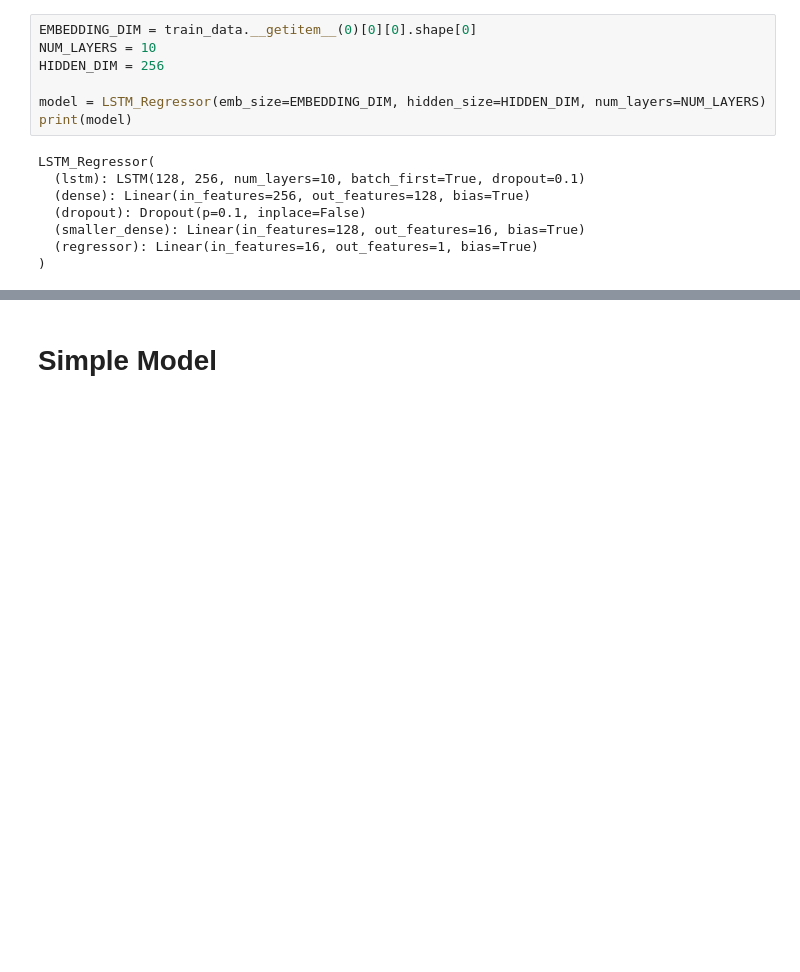
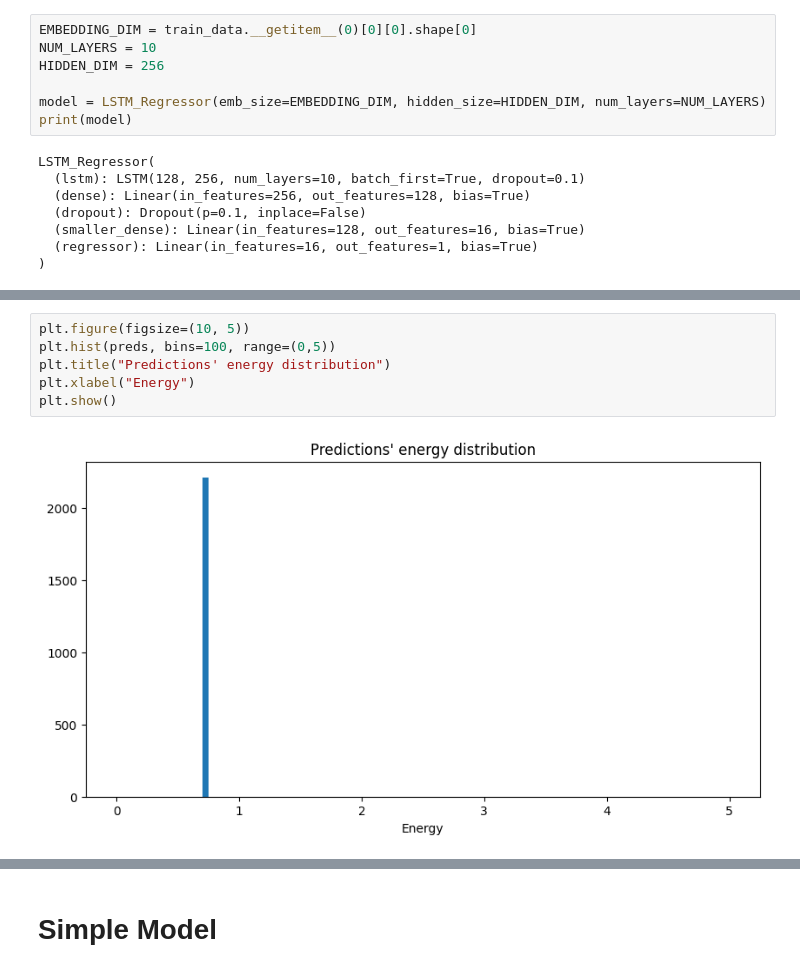
Before and after one commit to Thodorissio/basic-block-energy-prediction, a Jupyter notebook: playground/energy-prediction/energy_prediction.ipynb, the cells around one changed output, grey strips where cells are left out. Saved outputs shown, nothing was run; the diff lists cells and outputs as text; blank space fills up the shorter version.

```diff
--- a/playground/energy-prediction/energy_prediction.ipynb
+++ b/playground/energy-prediction/energy_prediction.ipynb
@@ -284,0 +238,8 @@ plt.show()
+# %%
+plt.figure(figsize=(10, 5))
+plt.hist(preds, bins=100, range=(0,5))
+plt.title("Predictions' energy distribution")
+plt.xlabel("Energy")
+plt.show()
+# %% [output]
+[figure, added]
```
Also changed, not shown: parts of 29 cells of this notebook, 10 other files.
